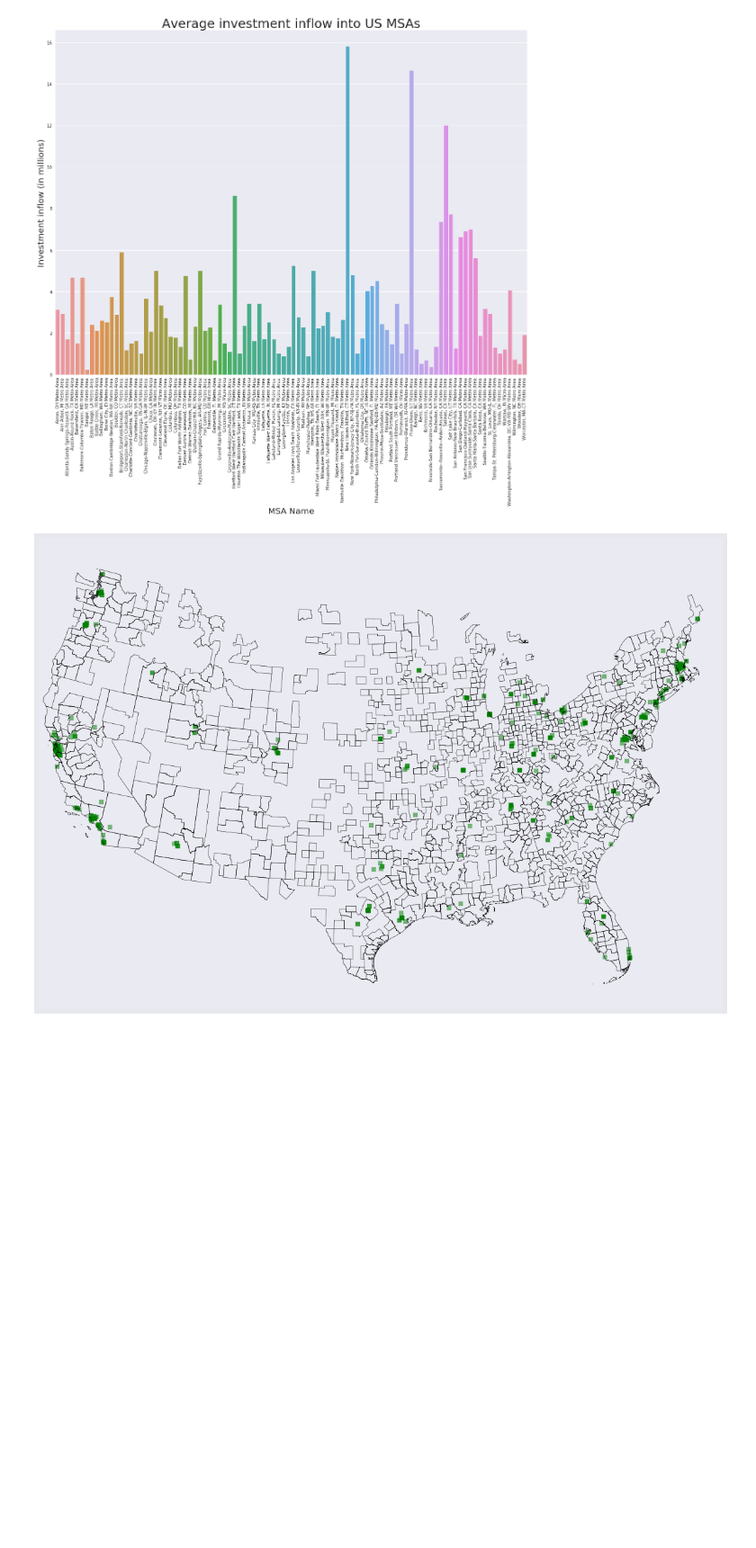
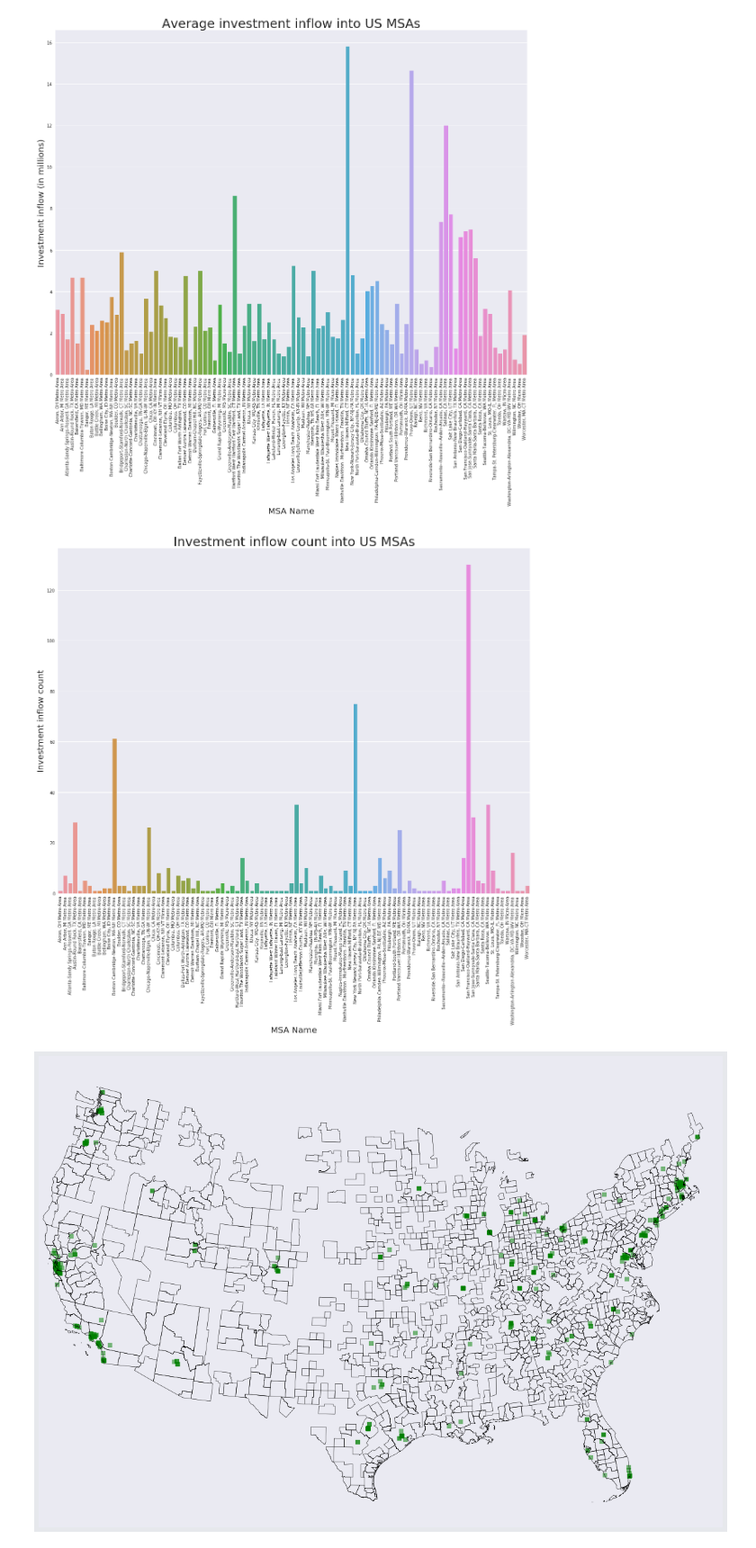
Before and after one commit to CIT-ee/MSA-Investment-Flow, a Jupyter notebook: notebooks/0.1-spider101-exploring-incoming-investments.ipynb, the cells around one changed output. Shown at 90% size. Saved outputs shown, nothing was run; the diff lists cells and outputs as text; code cells hidden in the pictures; blank space fills up the shorter version.

```diff
--- a/notebooks/0.1-spider101-exploring-incoming-investments.ipynb
+++ b/notebooks/0.1-spider101-exploring-incoming-investments.ipynb
@@ -119,6 +131,7 @@ incoming_investments_by_msa.describe()['raised_amount_usd'].head()
 | Bakersfield, CA Metro Area | 1.0 | 1.500000e+06 | NaN | 1500000.0 | 1500000.0 | 1500000.0 | 1500000.0 | 1500000.0 |
 # %%
 incoming_investments_mean_by_msa = incoming_investments_by_msa.mean()
+incoming_investments_count_by_msa = incoming_investments_by_msa.size()
 incoming_investments_raised_value_mean = incoming_investments_mean_by_msa['raised_amount_usd'] / 1000000
 # %%
 plt.subplots(figsize=(20,15))
@@ -131,6 +144,17 @@ ax.set_ylabel("Investment inflow (in millions)",fontsize=20)
 print
 # %% [output]
 [figure]
+# %%
+plt.subplots(figsize=(20,15))
+ax = sns.barplot(x=incoming_investments_mean_by_msa.index, y=incoming_investments_count_by_msa,
+              data=incoming_investments_mean_by_msa)
+ax.set_xticklabels(ax.get_xticklabels(),rotation=90)
+ax.axes.set_title("Investment inflow count into US MSAs",fontsize=30)
+ax.set_xlabel("MSA Name",fontsize=20)
+ax.set_ylabel("Investment inflow count",fontsize=20)
+print
+# %% [output]
+[figure, added]
 # %%
 incoming_investments_loc_df = incoming_investments_df[ ['latitude_investees', 'longitude_investees', 'raised_amount_usd'] ]
 lon = incoming_investments_loc_df['longitude_investees'].tolist()
```
Also changed, not shown: parts of 2 cells of this notebook, 1 other file.
